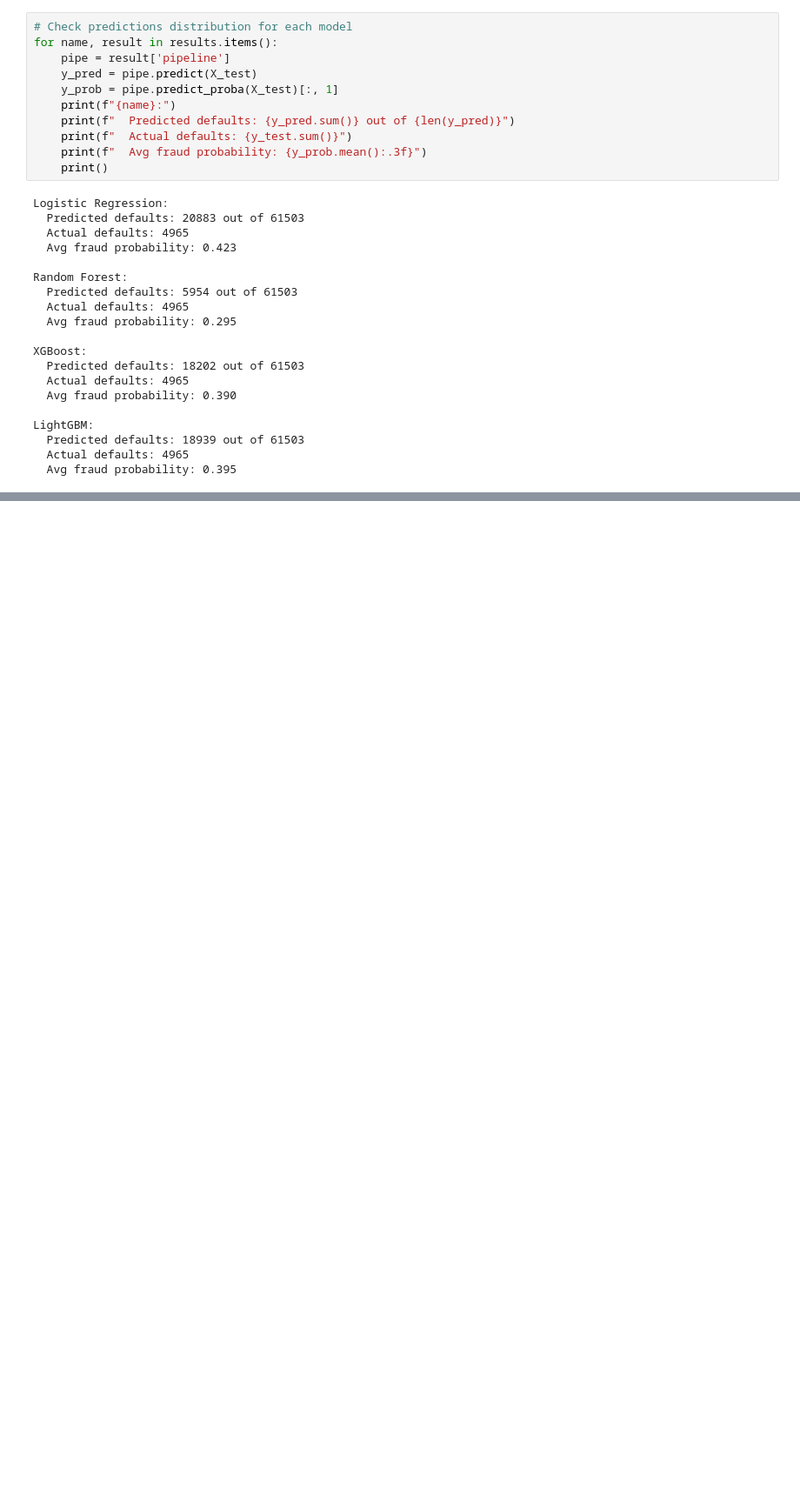
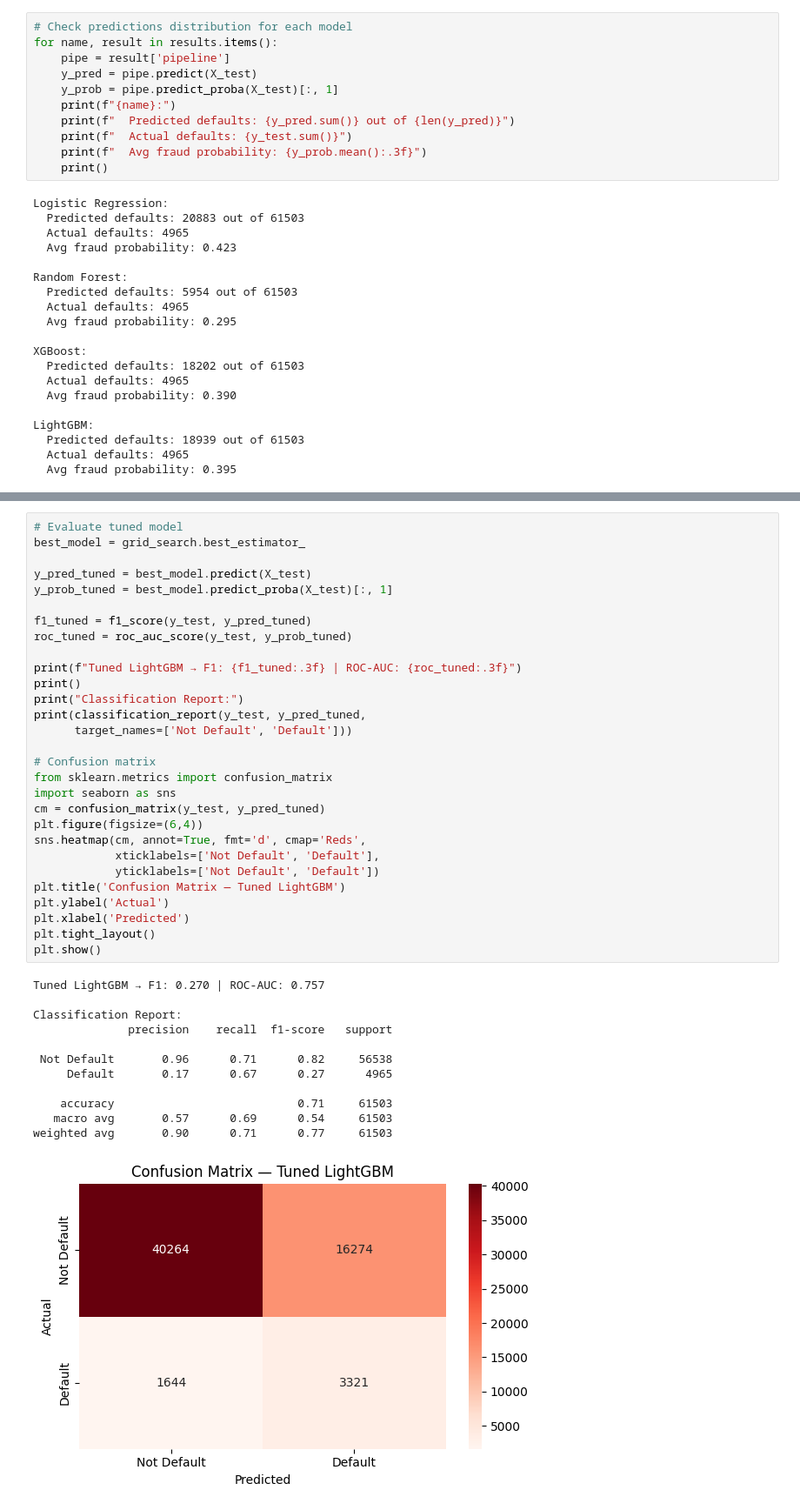
Before and after one commit to aryanparija/Loan-Default-Prediction, a Jupyter notebook: notebooks/01_eda.ipynb, the cells around one changed output, grey strips where cells are left out. Shown at 87% size. Cells and saved outputs as stored; diff of their text form; blank space fills up the shorter version.

Commit message:
add tuned LightGBM — ROC-AUC 0.757, recall 0.67, no threshold tuning needed

```diff
--- a/notebooks/01_eda.ipynb
+++ b/notebooks/01_eda.ipynb
@@ -398,0 +395,42 @@ weighted avg       0.89      0.84      0.86     61503
+# %%
+# Evaluate tuned model
+best_model = grid_search.best_estimator_
+
+y_pred_tuned = best_model.predict(X_test)
+y_prob_tuned = best_model.predict_proba(X_test)[:, 1]
+
+f1_tuned = f1_score(y_test, y_pred_tuned)
+roc_tuned = roc_auc_score(y_test, y_prob_tuned)
+
+print(f"Tuned LightGBM → F1: {f1_tuned:.3f} | ROC-AUC: {roc_tuned:.3f}")
+print()
+print("Classification Report:")
+print(classification_report(y_test, y_pred_tuned,
+      target_names=['Not Default', 'Default']))
+
+# Confusion matrix
+from sklearn.metrics import confusion_matrix
+import seaborn as sns
+cm = confusion_matrix(y_test, y_pred_tuned)
+plt.figure(figsize=(6,4))
+sns.heatmap(cm, annot=True, fmt='d', cmap='Reds',
+            xticklabels=['Not Default', 'Default'],
+            yticklabels=['Not Default', 'Default'])
+plt.title('Confusion Matrix — Tuned LightGBM')
+plt.ylabel('Actual')
+plt.xlabel('Predicted')
+plt.tight_layout()
+plt.show()
+# %% [output]
+Tuned LightGBM → F1: 0.270 | ROC-AUC: 0.757
+
+Classification Report:
+              precision    recall  f1-score   support
+
+ Not Default       0.96      0.71      0.82     56538
+     Default       0.17      0.67      0.27      4965
+
+    accuracy                           0.71     61503
+   macro avg       0.57      0.69      0.54     61503
+weighted avg       0.90      0.71      0.77     61503
+[figure, added]
```
Also changed, not shown: parts of 2 cells of this notebook.
